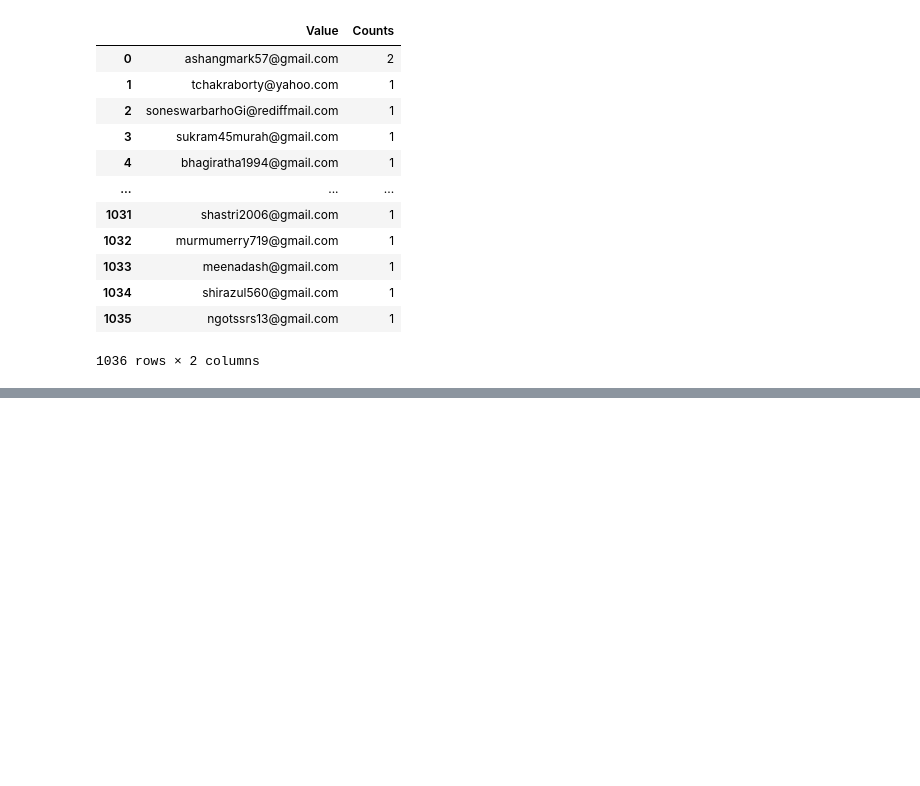
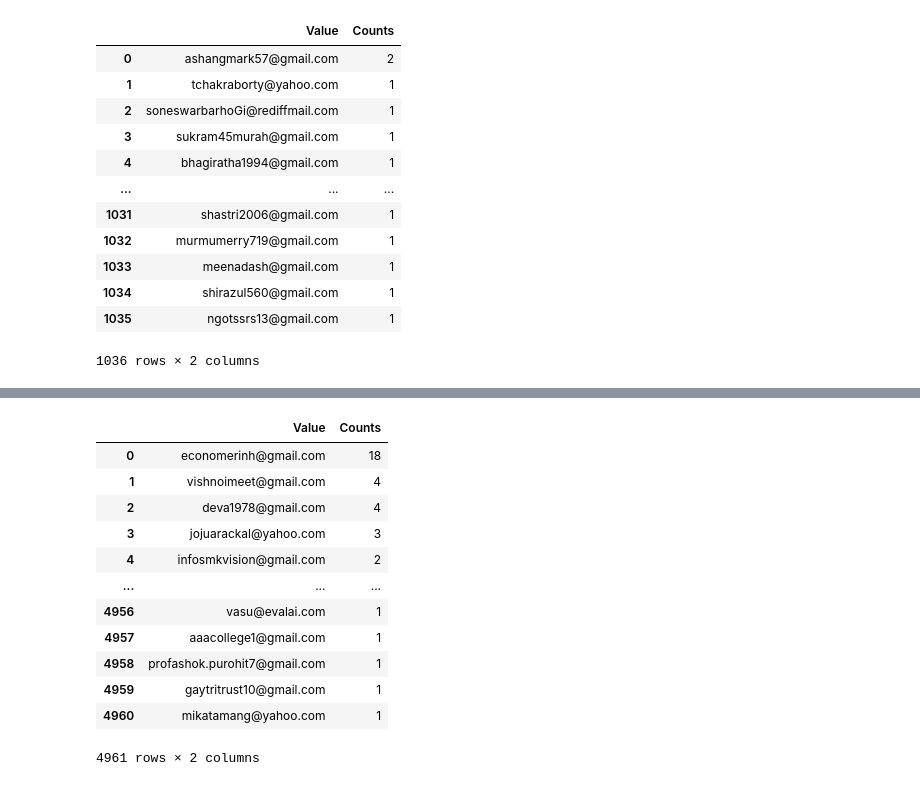
Before and after one commit to shayan-khoygani/Codebook, a Jupyter notebook: 42621 Final_Data_ngodarpan.gov.in/42621 Final_Data_ngodarpan.gov.in.ipynb, the cells around one changed output, grey strips where cells are left out. Drawn from its saved outputs; the diff is of its cells as text; code cells hidden in the pictures; blank space fills up the shorter version.

```diff
--- a/42621 Final_Data_ngodarpan.gov.in/42621 Final_Data_ngodarpan.gov.in.ipynb
+++ b/42621 Final_Data_ngodarpan.gov.in/42621 Final_Data_ngodarpan.gov.in.ipynb
@@ -2065,0 +2144,16 @@ df[email].value_counts().rename_axis('Value').reset_index(name='Counts')
+# %%
+df[email].value_counts().rename_axis('Value').reset_index(name='Counts')
+# %% [output]
+|  | Value | Counts |
+| 0 | economerinh@gmail.com | 18 |
+| 1 | vishnoimeet@gmail.com | 4 |
+| 2 | deva1978@gmail.com | 4 |
+| 3 | jojuarackal@yahoo.com | 3 |
+| 4 | infosmkvision@gmail.com | 2 |
+| ... | ... | ... |
+| 4956 | vasu@evalai.com | 1 |
+| 4957 | aaacollege1@gmail.com | 1 |
+| 4958 | profashok.purohit7@gmail.com | 1 |
+| 4959 | gaytritrust10@gmail.com | 1 |
+| 4960 | mikatamang@yahoo.com | 1 |
+4961 rows × 2 columns
```
Also changed, not shown: parts of 7 cells of this notebook.
